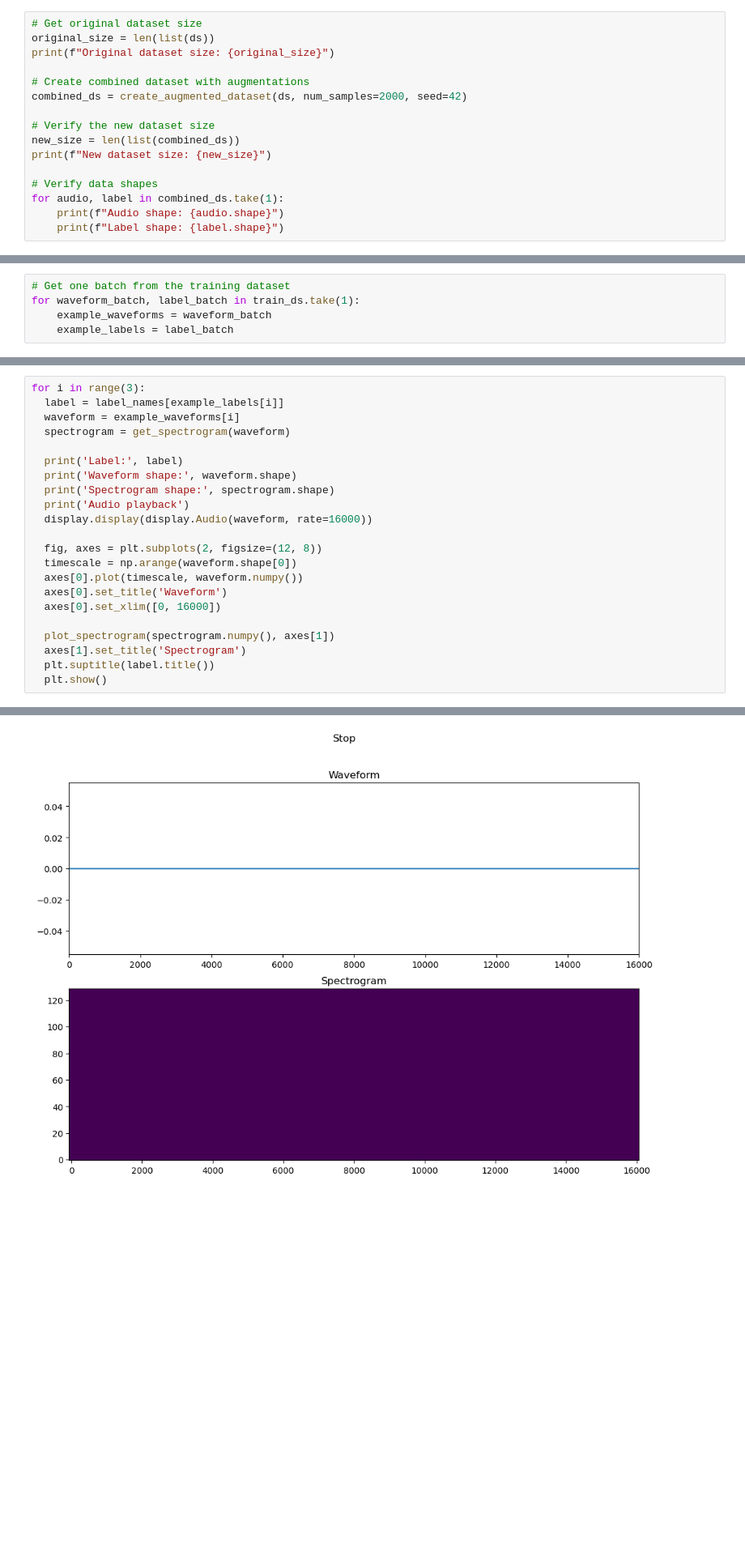
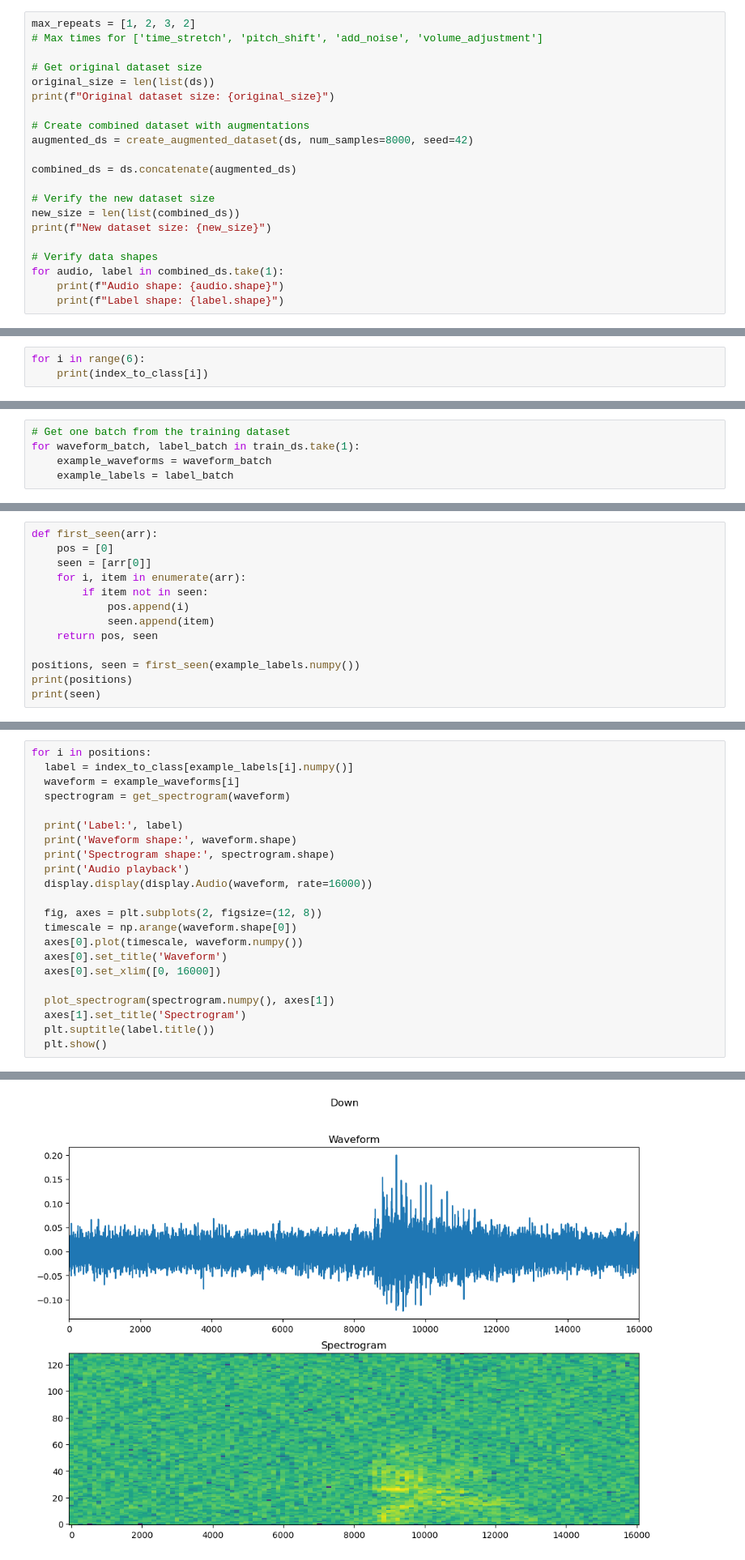
Before and after one commit to Gabinson200/ESPtinyML24, a Jupyter notebook: model_making/notebooks/audio_model_training.ipynb, the cells around one changed output, grey strips where cells are left out. Shown at 81% size. Drawn from its saved outputs; the diff is of its cells as text; blank space fills up the shorter version.

```diff
--- a/model_making/notebooks/audio_model_training.ipynb
+++ b/model_making/notebooks/audio_model_training.ipynb
@@ -268,10 +418,15 @@ def create_augmented_dataset(original_ds, num_samples=2000, seed=42):
 # %%
+max_repeats = [1, 2, 3, 2]
+# Max times for ['time_stretch', 'pitch_shift', 'add_noise', 'volume_adjustment']
+
 # Get original dataset size
 original_size = len(list(ds))
 print(f"Original dataset size: {original_size}")
 
 # Create combined dataset with augmentations
-combined_ds = create_augmented_dataset(ds, num_samples=2000, seed=42)
+augmented_ds = create_augmented_dataset(ds, num_samples=8000, seed=42)
+
+combined_ds = ds.concatenate(augmented_ds)
 
 # Verify the new dataset size
 new_size = len(list(combined_ds))
@@ -320,3 +475,6 @@ Dataset contains elements with inconsistent shapes.
 # %%
 # Reverse mapping from indices to class names
 index_to_class = {index: name for name, index in new_class_to_index.items()}
+# %%
+for i in range(6):
+    print(index_to_class[i])
@@ -491,0 +670,13 @@ def plot_spectrogram(spectrogram, ax):
+# %%
+def first_seen(arr):
+    pos = [0]
+    seen = [arr[0]]
+    for i, item in enumerate(arr):
+        if item not in seen:
+            pos.append(i)
+            seen.append(item)
+    return pos, seen
+
+positions, seen = first_seen(example_labels.numpy())
+print(positions)
+print(seen)
@@ -492,6 +686,6 @@ def plot_spectrogram(spectrogram, ax):
 # %%
-for i in range(3):
-  label = label_names[example_labels[i]]
+for i in positions:
+  label = index_to_class[example_labels[i].numpy()]
   waveform = example_waveforms[i]
   spectrogram = get_spectrogram(waveform)
 
@@ -522,5 +716,5 @@ Label: stop
 Waveform shape: (16000,)
 Spectrogram shape: (124, 129, 1)
 Audio playback
 [interactive output not drawn]
-[figure, old version]
+[figure, new version]
```
Also changed, not shown: parts of 31 cells of this notebook, 2 other files.
